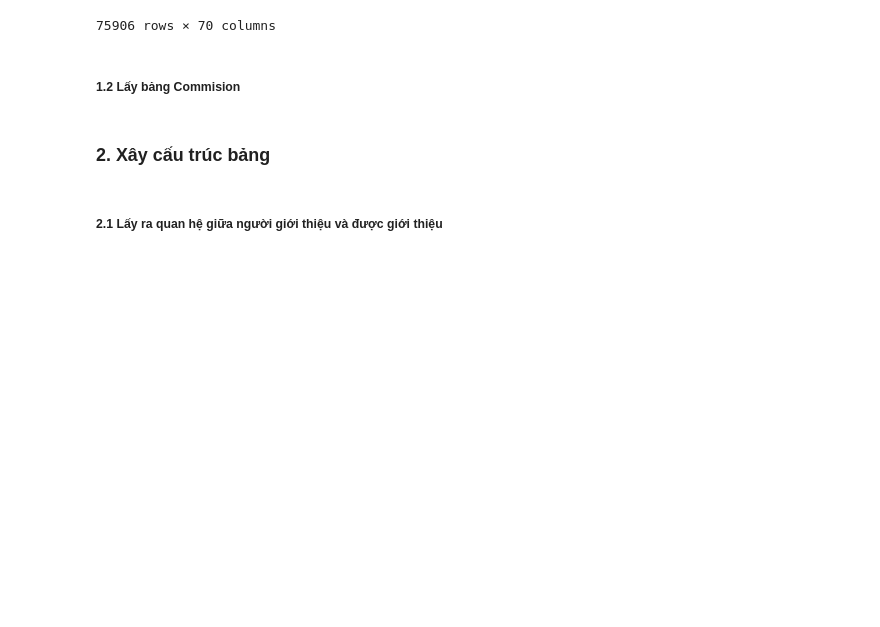
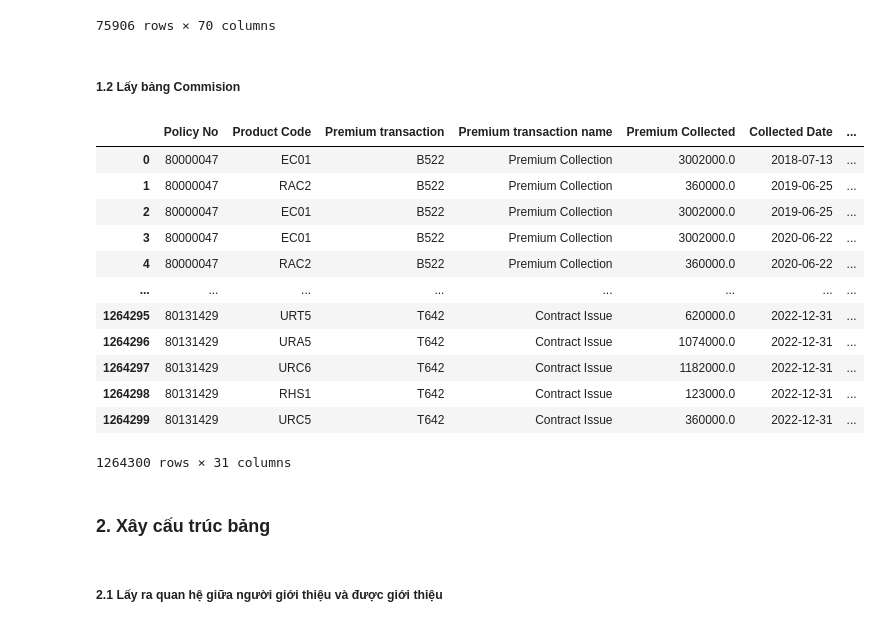
Before and after one commit to michaelmarytan81194/PythonProject, a Jupyter notebook: 1. Python/4. Tools/1. Phu Hung Life/5. Bonuses/Untitled.ipynb, the cells around one changed output. Saved outputs shown, nothing was run; the diff lists cells and outputs as text; code cells hidden in the pictures; blank space fills up the shorter version.

```diff
--- a/1. Python/4. Tools/1. Phu Hung Life/5. Bonuses/Untitled.ipynb
+++ b/1. Python/4. Tools/1. Phu Hung Life/5. Bonuses/Untitled.ipynb
@@ -43,6 +44,27 @@ agent_table
 75906 rows × 70 columns
 # %% [markdown]
 <h5>1.2 Lấy bảng Commision
+# %%
+com_query = f"""\n
+SELECT * FROM [DPO].[DP_TAGENTCOMM_TEST_CUTOFF]
+WHERE CUTOFF = {cutoff}
+"""
+com_table = pd.read_sql(com_query, conn)
+com_table
+# %% [output]
+|  | Policy No | Product Code | Premium transaction | Premium transaction name | Premium Collected | Collected Date | ... |
+| 0 | 80000047 | EC01 | B522 | Premium Collection | 3002000.0 | 2018-07-13 | ... |
+| 1 | 80000047 | RAC2 | B522 | Premium Collection | 360000.0 | 2019-06-25 | ... |
+| 2 | 80000047 | EC01 | B522 | Premium Collection | 3002000.0 | 2019-06-25 | ... |
+| 3 | 80000047 | EC01 | B522 | Premium Collection | 3002000.0 | 2020-06-22 | ... |
+| 4 | 80000047 | RAC2 | B522 | Premium Collection | 360000.0 | 2020-06-22 | ... |
+| ... | ... | ... | ... | ... | ... | ... | ... |
+| 1264295 | 80131429 | URT5 | T642 | Contract Issue | 620000.0 | 2022-12-31 | ... |
+| 1264296 | 80131429 | URA5 | T642 | Contract Issue | 1074000.0 | 2022-12-31 | ... |
+| 1264297 | 80131429 | URC6 | T642 | Contract Issue | 1182000.0 | 2022-12-31 | ... |
+| 1264298 | 80131429 | RHS1 | T642 | Contract Issue | 123000.0 | 2022-12-31 | ... |
+| 1264299 | 80131429 | URC5 | T642 | Contract Issue | 360000.0 | 2022-12-31 | ... |
+1264300 rows × 31 columns
 # %% [markdown]
 <h3>2. Xây cấu trúc bảng
 # %% [markdown]
```
Also changed, not shown: parts of 12 cells of this notebook, 2 other files.
